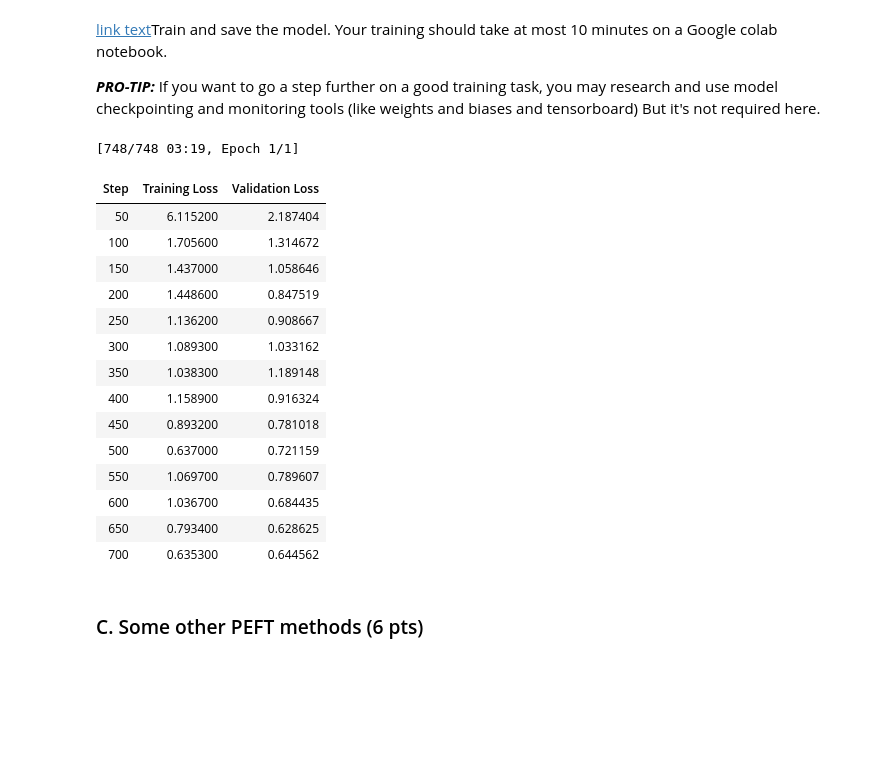
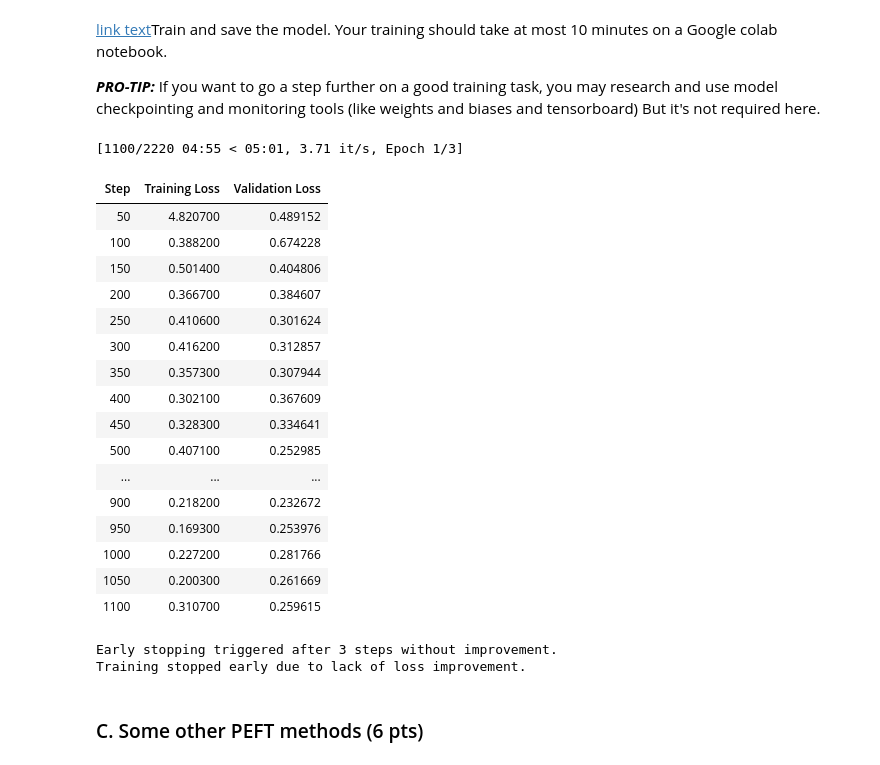
Before and after one commit to ArianFiroozi/LLM-Course-Projects, a Jupyter notebook: LLM_CA1.ipynb, the cells around one changed output. Saved outputs shown, nothing was run; the diff lists cells and outputs as text; code cells hidden in the pictures; blank space fills up the shorter version.

```diff
--- a/LLM_CA1.ipynb
+++ b/LLM_CA1.ipynb
@@ -516,10 +516,10 @@ train_ds.select(range(1))[0]
  'label': 1}
 # %%
 def generate_prompt_from_data(dataset):
-    label_to_txt = {0:"sadness", 1:"joy", 2:"love", 3:"anger", 4:"fear", 5:"surprise"}
+    label_to_txt = {0:"sad", 1:"joy", 2:"love", 3:"anger", 4:"panic", 5:"shock"}
     prompts=[]
     for data in dataset:
-        prompt = [{"role":"system", "content" : "you need to label the text based on the emotion in a single word. your answer should be one of the 6 following words: sadness, joy, love, anger, fear and surprise."},
+        prompt = [{"role":"system", "content" : "you need to label the text based on the emotion in a single word. your answer should be one of the 6 following words: sad, joy, love, anger, panic and shock."},
           {"role":"user", "content":data['text']},
           {"role": "assistant", "content": label_to_txt[data["label"]]}]
         prompts.append(prompt)
@@ -539,34 +539,38 @@ sum([len(train_ds.select(range(100))[i]['text']) for i in range(100)])/100
 101.65
 # %%
 # code from #2
+def generate_prompt_from_data(dataset):
+    label_to_txt = {0:"sad", 1:"joy", 2:"love", 3:"mad", 4:"panic", 5:"start"}
+    prompts=[]
+    for data in dataset:
+        prompt = [{"role":"system", "content" : "you need to label the text based on the emotion in a single word. your answer should be one of the 6 following words: sad, joy, love, mad, panic and start."},
+          {"role":"user", "content":data['text']},
+          {"role": "assistant", "content": label_to_txt[data["label"]]}]
+        prompts.append(prompt)
+    return prompts
+
 def tokenize_for_lora(prompts, tokenizer, device):
     tokenized_dataset = []
 
     for prompt in prompts:
-        # Get full chat text (no auto-tokenization)
         full_prompt = tokenizer.apply_chat_template(
             prompt,
             tokenize=False,
-            add_generation_prompt=False  # Set True only if your template needs it
+            add_generation_prompt=False
         )
 
-        # Tokenize the whole input + label
         tokenized = tokenizer(
             full_prompt,
             return_tensors="pt",
             padding="max_length",
             truncation=True,
-            max_length=128  # Adjust as needed
+            max_length=128
         )
 
         input_ids = tokenized.input_ids[0]
         attention_mask = tokenized.attention_mask[0]
 
-        # Make labels: same as input_ids, but mask everything except assistant response
         labels = input_ids.clone()
-
-        # Find where assistant response starts (usually after last 'user' input)
-        # A simple trick: re-tokenize with `add_generation_prompt=True` and find the index
         gen_prompt = tokenizer.apply_chat_template(prompt, tokenize=True, add_generation_prompt=True)
 
         #/***********
@@ -591,12 +595,15 @@ def tokenize_for_lora(prompts, tokenizer, device):
 
         assistant_tokens = tokenizer(
             assistant_text,
-            add_special_tokens=False,
+            add_special_tokens=True,
             return_tensors="pt"
         ).input_ids[0]
 
         labels[:] = -100
         try:
+          # print(assistant_tokens)
+          # print(assistant_text)
+          assistant_tokens = torch.cat([assistant_tokens, torch.tensor([tokenizer.eos_token_id])])
           labels[cutoff : cutoff + len(assistant_tokens)] = assistant_tokens
         except:
           continue
@@ -838,7 +853,7 @@ training_args = TrainingArguments(
     # evaluation_strategy="epoch",
     evaluation_strategy="steps",
     learning_rate=5e-5,
-    num_train_epochs=1,
+    num_train_epochs=3,
     per_device_train_batch_size=2,
     save_steps=50,
     save_total_limit=2,
@@ -875,50 +890,54 @@ data_collator = DataCollatorForSeq2Seq(tokenizer, pad_to_multiple_of=8, return_t
 
 # trainer = SFTTrainer(
 #     model=lora_model,
 #     tokenizer=tokenizer,
 #     train_dataset=train_dataset,
 #     eval_dataset=test_dataset,
 #     # dataset_text_field="text",  # or your custom field
 #     args=training_args,
 #     data_collator=data_collator,
 # )
 
 # trainer.train()
 
 # # Access logs
 # logs = progress_logger.logs
 
-progress_logger = ProgressLogger(patience=5, min_delta=0.001)
+# !!!! if you get error add or remove kbit training to model idk why it works
+progress_logger = ProgressLogger(patience=3, min_delta=0.001)
 
 trainer = Trainer(
     model=lora_model,
     args=training_args,
     train_dataset=train_dataset,
     eval_dataset=test_dataset,
     callbacks=[progress_logger]
 )
 
 trainer.train()
 
-# Access logs
 logs = progress_logger.logs
 # %% [output]
-[748/748 03:19, Epoch 1/1]
+[1100/2220 04:55 < 05:01, 3.71 it/s, Epoch 1/3]
 | Step | Training Loss | Validation Loss |
-| 50 | 6.115200 | 2.187404 |
-| 100 | 1.705600 | 1.314672 |
-| 150 | 1.437000 | 1.058646 |
-| 200 | 1.448600 | 0.847519 |
-| 250 | 1.136200 | 0.908667 |
-| 300 | 1.089300 | 1.033162 |
-| 350 | 1.038300 | 1.189148 |
-| 400 | 1.158900 | 0.916324 |
-| 450 | 0.893200 | 0.781018 |
-| 500 | 0.637000 | 0.721159 |
-| 550 | 1.069700 | 0.789607 |
-| 600 | 1.036700 | 0.684435 |
-| 650 | 0.793400 | 0.628625 |
-| 700 | 0.635300 | 0.644562 |
+| 50 | 4.820700 | 0.489152 |
+| 100 | 0.388200 | 0.674228 |
+| 150 | 0.501400 | 0.404806 |
+| 200 | 0.366700 | 0.384607 |
+| 250 | 0.410600 | 0.301624 |
+| 300 | 0.416200 | 0.312857 |
+| 350 | 0.357300 | 0.307944 |
+| 400 | 0.302100 | 0.367609 |
+| 450 | 0.328300 | 0.334641 |
+| 500 | 0.407100 | 0.252985 |
+| ... | ... | ... |
+| 900 | 0.218200 | 0.232672 |
+| 950 | 0.169300 | 0.253976 |
+| 1000 | 0.227200 | 0.281766 |
+| 1050 | 0.200300 | 0.261669 |
+| 1100 | 0.310700 | 0.259615 |
+Early stopping triggered after 3 steps without improvement.
+Training stopped early due to lack of loss improvement.
 # %%
 model.save_pretrained("lora-emotion")
 # %% [markdown]
```
Also changed, not shown: parts of 13 cells of this notebook.
